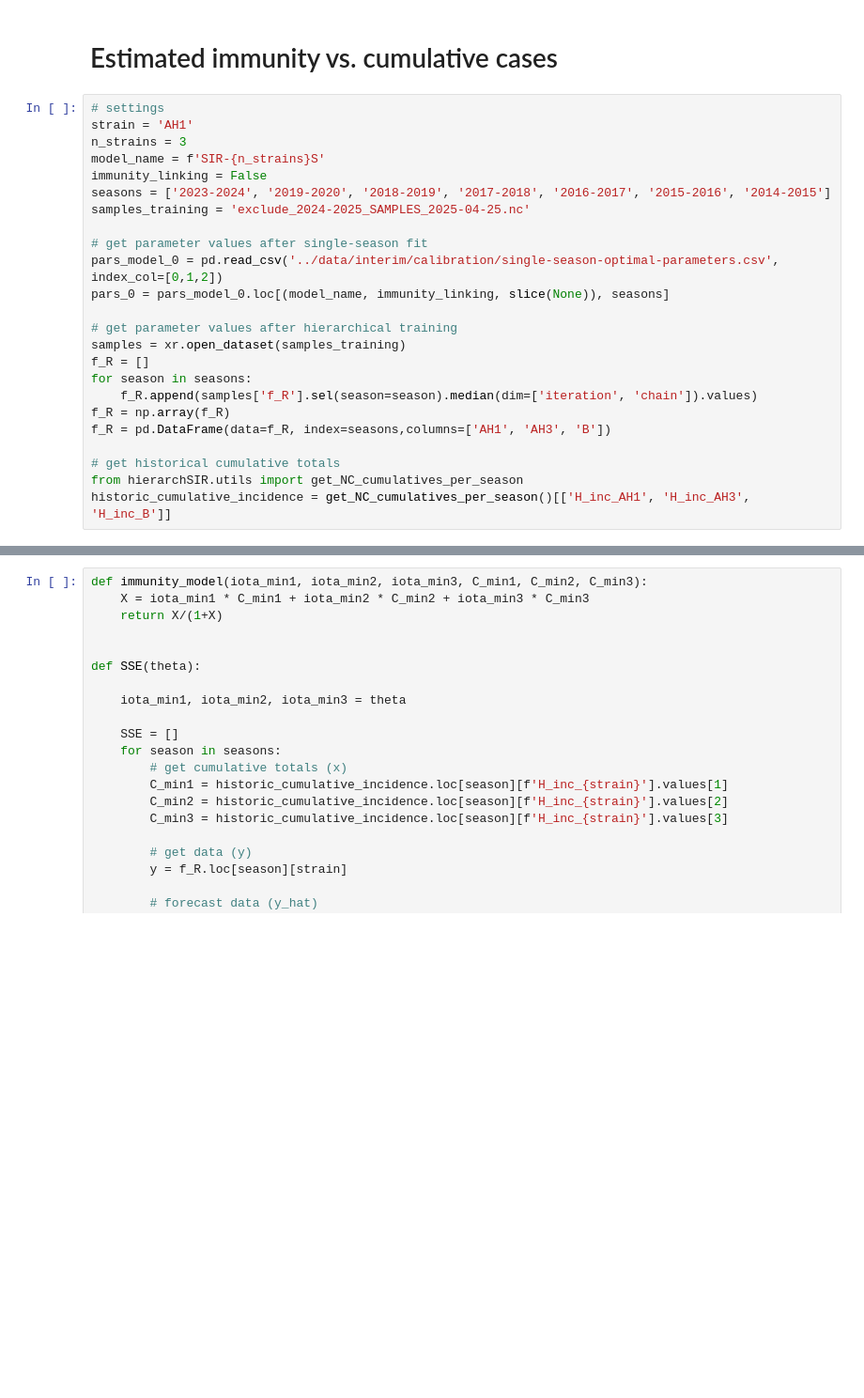
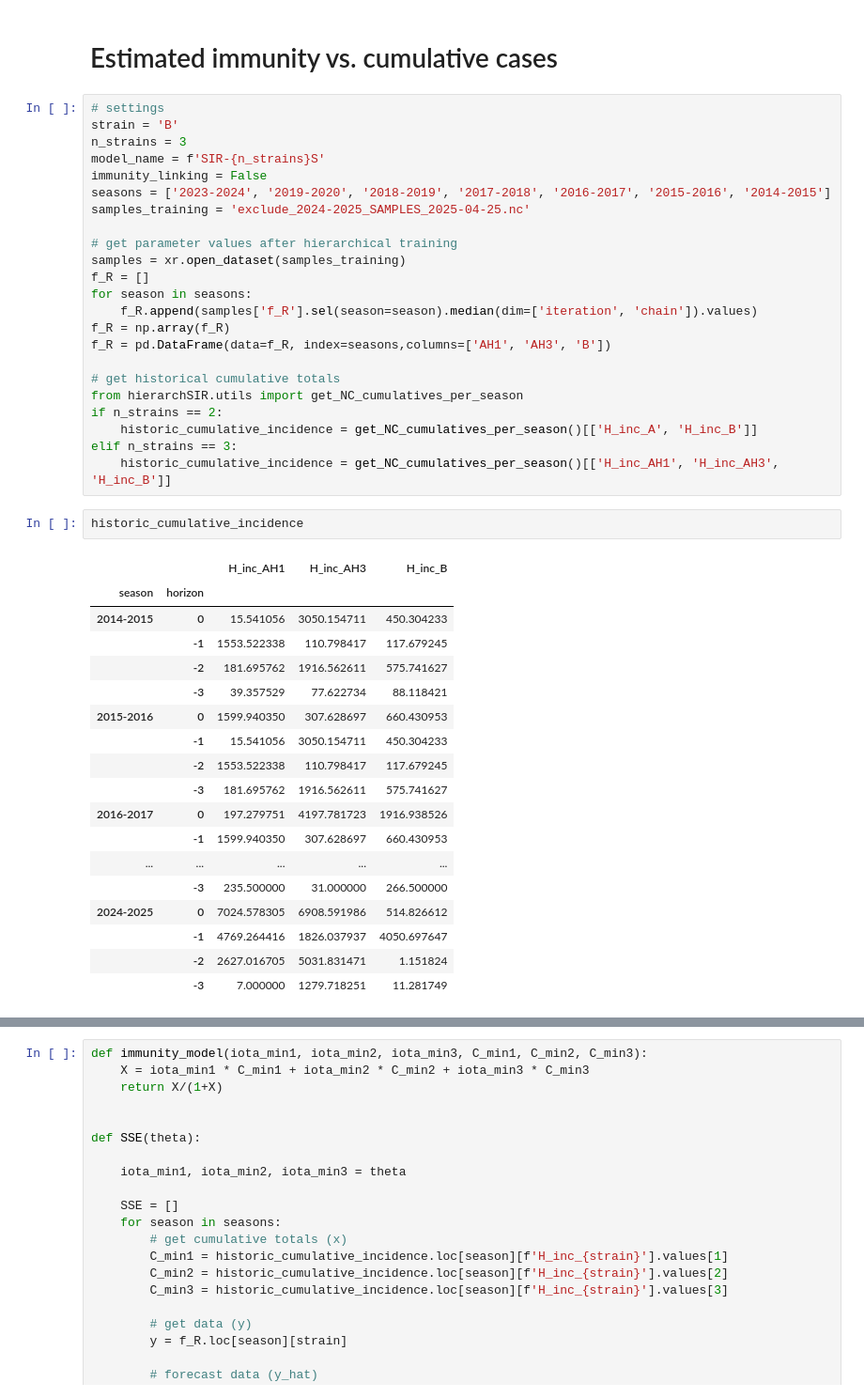
Before and after one commit to twallema/JHU-Cornell_hierarchSIR, a Jupyter notebook: scripts/immunity-linking-statistical-analysis.ipynb, the cells around one changed output, grey strips where cells are left out. Shown at 94% size. Saved outputs shown, nothing was run; the diff lists cells and outputs as text; blank space fills up the shorter version.

```diff
--- a/scripts/immunity-linking-statistical-analysis.ipynb
+++ b/scripts/immunity-linking-statistical-analysis.ipynb
@@ -8,16 +8,12 @@ import matplotlib.pyplot as plt
 # Estimated immunity vs. cumulative cases
 # %%
 # settings
-strain = 'AH1'
+strain = 'B'
 n_strains = 3
 model_name = f'SIR-{n_strains}S'
 immunity_linking = False
 seasons = ['2023-2024', '2019-2020', '2018-2019', '2017-2018', '2016-2017', '2015-2016', '2014-2015']
 samples_training = 'exclude_2024-2025_SAMPLES_2025-04-25.nc'
-
-# get parameter values after single-season fit
-pars_model_0 = pd.read_csv('../data/interim/calibration/single-season-optimal-parameters.csv', index_col=[0,1,2])
-pars_0 = pars_model_0.loc[(model_name, immunity_linking, slice(None)), seasons]
 
 # get parameter values after hierarchical training
 samples = xr.open_dataset(samples_training)
@@ -29,4 +25,28 @@ f_R = pd.DataFrame(data=f_R, index=seasons,columns=['AH1', 'AH3', 'B'])
 
 # get historical cumulative totals
 from hierarchSIR.utils import get_NC_cumulatives_per_season
-historic_cumulative_incidence = get_NC_cumulatives_per_season()[['H_inc_AH1', 'H_inc_AH3', 'H_inc_B']]
+if n_strains == 2:
+    historic_cumulative_incidence = get_NC_cumulatives_per_season()[['H_inc_A', 'H_inc_B']]
+elif n_strains == 3:
+    historic_cumulative_incidence = get_NC_cumulatives_per_season()[['H_inc_AH1', 'H_inc_AH3', 'H_inc_B']]
+# %%
+historic_cumulative_incidence
+# %% [output]
+|  |  | H_inc_AH1 | H_inc_AH3 | H_inc_B |
+| season | horizon |  |  |  |
+| 2014-2015 | 0 | 15.541056 | 3050.154711 | 450.304233 |
+|  | -1 | 1553.522338 | 110.798417 | 117.679245 |
+|  | -2 | 181.695762 | 1916.562611 | 575.741627 |
+|  | -3 | 39.357529 | 77.622734 | 88.118421 |
+| 2015-2016 | 0 | 1599.940350 | 307.628697 | 660.430953 |
+|  | -1 | 15.541056 | 3050.154711 | 450.304233 |
+|  | -2 | 1553.522338 | 110.798417 | 117.679245 |
+|  | -3 | 181.695762 | 1916.562611 | 575.741627 |
+| 2016-2017 | 0 | 197.279751 | 4197.781723 | 1916.938526 |
+|  | -1 | 1599.940350 | 307.628697 | 660.430953 |
+| ... | ... | ... | ... | ... |
+|  | -3 | 235.500000 | 31.000000 | 266.500000 |
+| 2024-2025 | 0 | 7024.578305 | 6908.591986 | 514.826612 |
+|  | -1 | 4769.264416 | 1826.037937 | 4050.697647 |
+|  | -2 | 2627.016705 | 5031.831471 | 1.151824 |
+|  | -3 | 7.000000 | 1279.718251 | 11.281749 |
```
Also changed, not shown: parts of 3 cells of this notebook.
